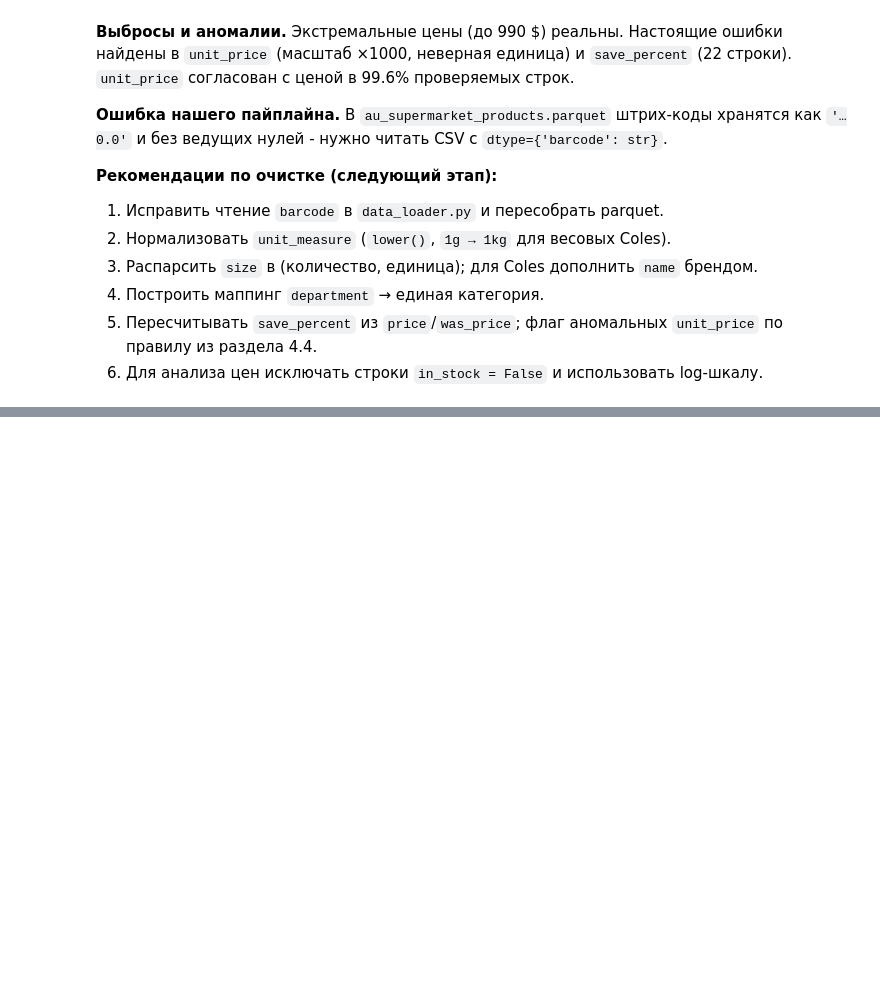
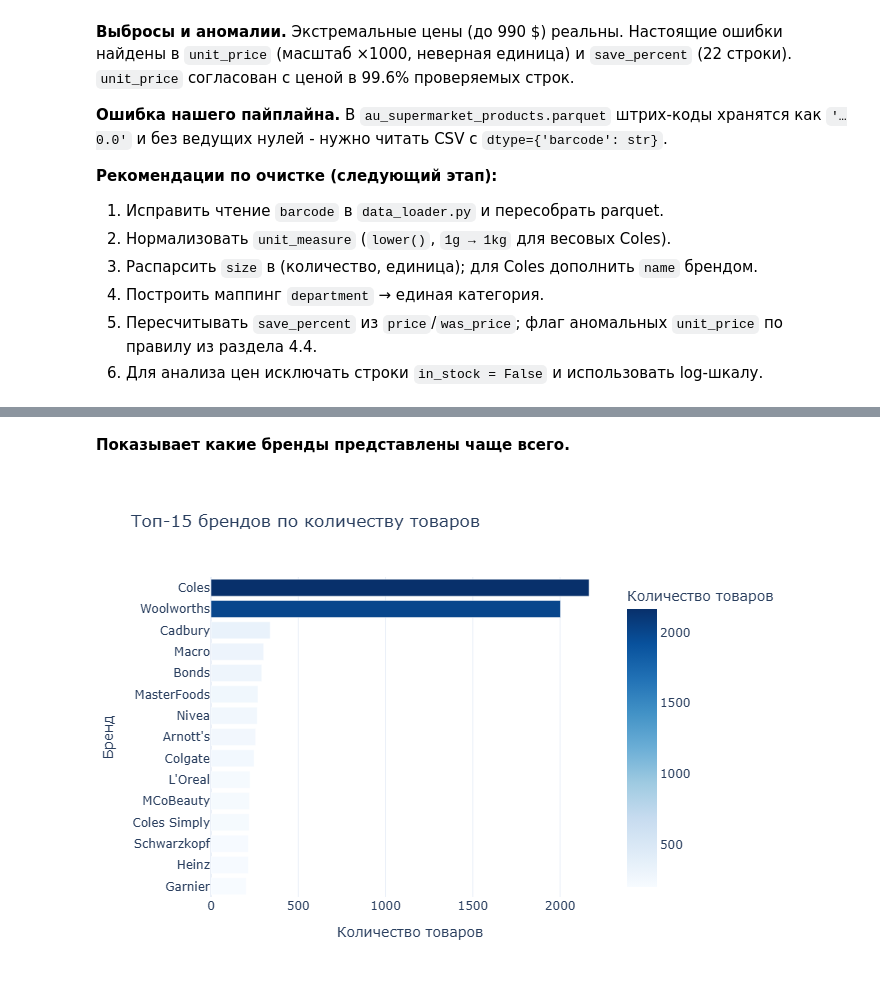
Before and after one commit to Leyla-zak/ZakirovaL_data_enj, a Jupyter notebook: notebooks/EDA.ipynb, the cells around one changed output, grey strips where cells are left out. Cells and saved outputs as stored; diff of their text form; code cells hidden in the pictures; blank space fills up the shorter version.

```diff
--- a/notebooks/EDA.ipynb
+++ b/notebooks/EDA.ipynb
@@ -875,0 +973,21 @@ summary.to_frame('значение')
+# %% [markdown]
+**Показывает какие бренды представлены чаще всего.**
+# %%
+# Bar: топ-15 брендов по количеству товаров
+top_brands = df['brand'].value_counts().head(15).reset_index()
+top_brands.columns = ['brand', 'count']
+
+fig = px.bar(
+    top_brands,
+    x='count',
+    y='brand',
+    orientation='h',
+    title='Топ-15 брендов по количеству товаров',
+    labels={'count': 'Количество товаров', 'brand': 'Бренд'},
+    color='count',
+    color_continuous_scale='Blues'
+)
+fig.update_layout(yaxis={'categoryorder': 'total ascending'})
+fig.show()
+# %% [output]
+[figure, added]
```
Also changed, not shown: parts of 15 cells of this notebook, 1 other file.
